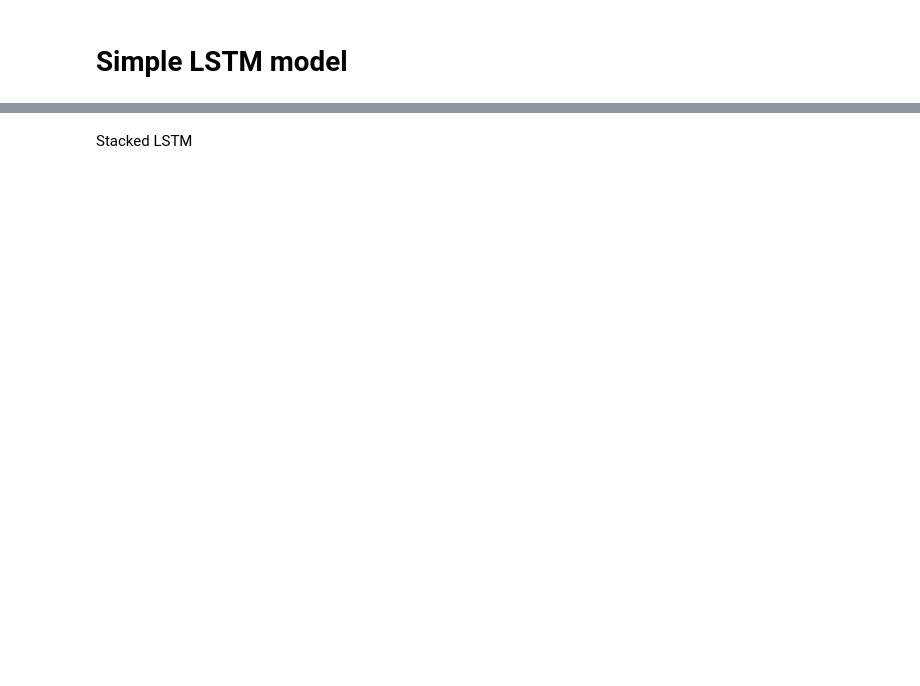
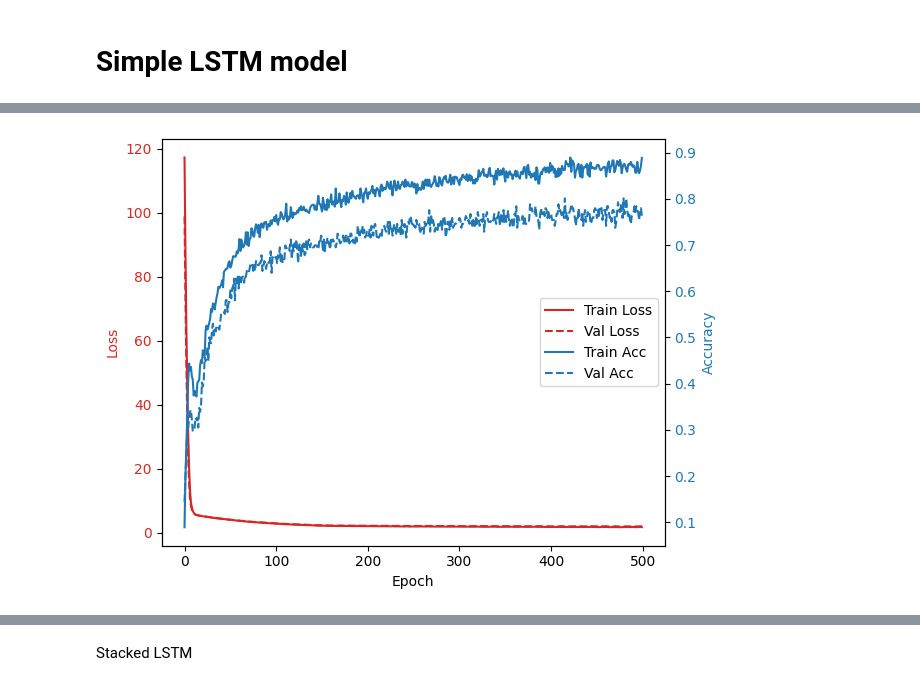
Before and after one commit to sauravdas221/HAR-sEMG-Classifiers, a Jupyter notebook: semg_lstm_classifier.ipynb, the cells around one changed output, grey strips where cells are left out. Saved outputs shown, nothing was run; the diff lists cells and outputs as text; code cells hidden in the pictures; blank space fills up the shorter version.

```diff
--- a/semg_lstm_classifier.ipynb
+++ b/semg_lstm_classifier.ipynb
@@ -43,15 +79,28 @@ X_test = np.reshape(X_test.values, (X_test.shape[0], 1, X_test.shape[1]))
 # %% [markdown]
 # Simple LSTM model
 # %%
+from keras.regularizers import l1_l2
+
+# Define L1/L2 regularizer
+l1_l2_reg = l1_l2(l1=0.005, l2=0.005)
 
 # LSTM model
 model = Sequential()
-model.add(LSTM(50, input_shape=(X_train.shape[1], X_train.shape[2])))  # 50 units in the LSTM layer
 
-model.add(Dropout(0.5))  # dropout layer with dropout rate of 0.5
+# LSTM Input Layer
+model.add(LSTM(256, input_shape=(X_train.shape[1], X_train.shape[2]),
+               kernel_regularizer=l1_l2_reg,
+               recurrent_regularizer=l1_l2_reg,
+               bias_regularizer=l1_l2_reg
+              )
+          )
 
+# Dropout Layer
+model.add(Dropout(0.5))
+
+# Final Dense Layer
 model.add(Dense(21, activation='softmax'))  # 21 units in the output layer for 21 classes
 
 # Compile and fit the model
 model.compile(loss='categorical_crossentropy', optimizer='adam', metrics=['accuracy'])
-history = model.fit(X_train, y_train, epochs=500, batch_size=32, validation_data=(X_test, y_test))
+history = model.fit(X_train, y_train, epochs=500, batch_size=128, validation_data=(X_test, y_test))
@@ -58,23 +125,80 @@ history = model.fit(X_train, y_train, epochs=500, batch_size=32, validation_data
 # %%
+from sklearn.metrics import confusion_matrix, ConfusionMatrixDisplay
+from sklearn.metrics import accuracy_score, precision_score, recall_score, f1_score
+
+
+# Evaluate the model on the validation set
+y_val_pred = model.predict(X_test)
+y_val_pred_classes = np.argmax(y_val_pred, axis=1)  # Convert probabilities to class labels
+
+y_val_true_classes = np.argmax(y_test, axis=1)  # Convert one-hot encoded labels to class labels
+
+# Calculate metrics
+accuracy = accuracy_score(y_val_true_classes, y_val_pred_classes)
+precision = precision_score(y_val_true_classes, y_val_pred_classes, average='weighted')
+recall = recall_score(y_val_true_classes, y_val_pred_classes, average='weighted')
+f1 = f1_score(y_val_true_classes, y_val_pred_classes, average='weighted')
+
+print("Validation Set Metrics:")
+print(f"Accuracy: {accuracy:.4f}")
+print(f"Precision: {precision:.4f}")
+print(f"Recall: {recall:.4f}")
+print(f"F1-Score: {f1:.4f}")
+
+
+# Dual-Axis plot to visualise training-validation loss and accuracy.
 fig, ax1 = plt.subplots()
 
 color = 'tab:red'
 ax1.set_xlabel('Epoch')
 ax1.set_ylabel('Loss', color=color)
-line1, = ax1.plot(history.history['loss'], color=color, label='Train Loss')
-line2, = ax1.plot(history.history['val_loss'], color=color, linestyle='dashed', label='Val Loss')
+trainloss_line, = ax1.plot(history.history['loss'], color=color, label='Train Loss')
+valloss_line, = ax1.plot(history.history['val_loss'], color=color, linestyle='dashed', label='Val Loss')
 ax1.tick_params(axis='y', labelcolor=color)
 
 ax2 = ax1.twinx()
 color = 'tab:blue'
 ax2.set_ylabel('Accuracy', color=color)
-line3, = ax2.plot(history.history['accuracy'], color=color, label='Train Acc')
-line4, = ax2.plot(history.history['val_accuracy'], color=color, linestyle='dashed', label='Val Acc')
+trainacc_line, = ax2.plot(history.history['accuracy'], color=color, label='Train Acc')
+valacc_line, = ax2.plot(history.history['val_accuracy'], color=color, linestyle='dashed', label='Val Acc')
 ax2.tick_params(axis='y', labelcolor=color)
 
-# Added this line
-lns = [line1, line2, line3, line4]
+lns = [trainloss_line, valloss_line, trainacc_line, valacc_line]
 ax1.legend(handles=lns, loc='center right')
 
 fig.tight_layout()
 plt.show()
+
+# Make predictions using the trained model
+y_pred = model.predict(X_test)
+
+# Convert the one-hot encoded predictions back to class labels
+y_pred_labels = np.argmax(y_pred, axis=1)
+y_true_labels = np.argmax(y_test, axis=1)
+
+# Compute the confusion matrix
+cm = confusion_matrix(y_true_labels, y_pred_labels)
+
+# Plot the confusion matrix
+classes = ['activity' + str(x+1) for x in range(0, 21)]
+disp = ConfusionMatrixDisplay(confusion_matrix=cm, display_labels=classes)
+disp.plot(cmap='viridis', values_format='d')
+
+plt.title('Confusion Matrix')
+plt.xlabel('Predicted Labels')
+plt.ylabel('True Labels')
+plt.xticks(rotation=90)
+plt.show()
+
+print("y_val", y_test.shape)
+
+from keras.utils import plot_model
+!pip install networkx
+from IPython.display import Image, display
+
+# Generate the plot
+plot_model(model, to_file='model.png', show_shapes=True, show_layer_names=True)
+
+# Display the image in the notebook
+display(Image(filename='model.png'))
+# %% [output]
@@ -80,0 +211 @@ plt.show()
+[figure, added]
```
Also changed, not shown: parts of 26 cells of this notebook, 5 other files.
